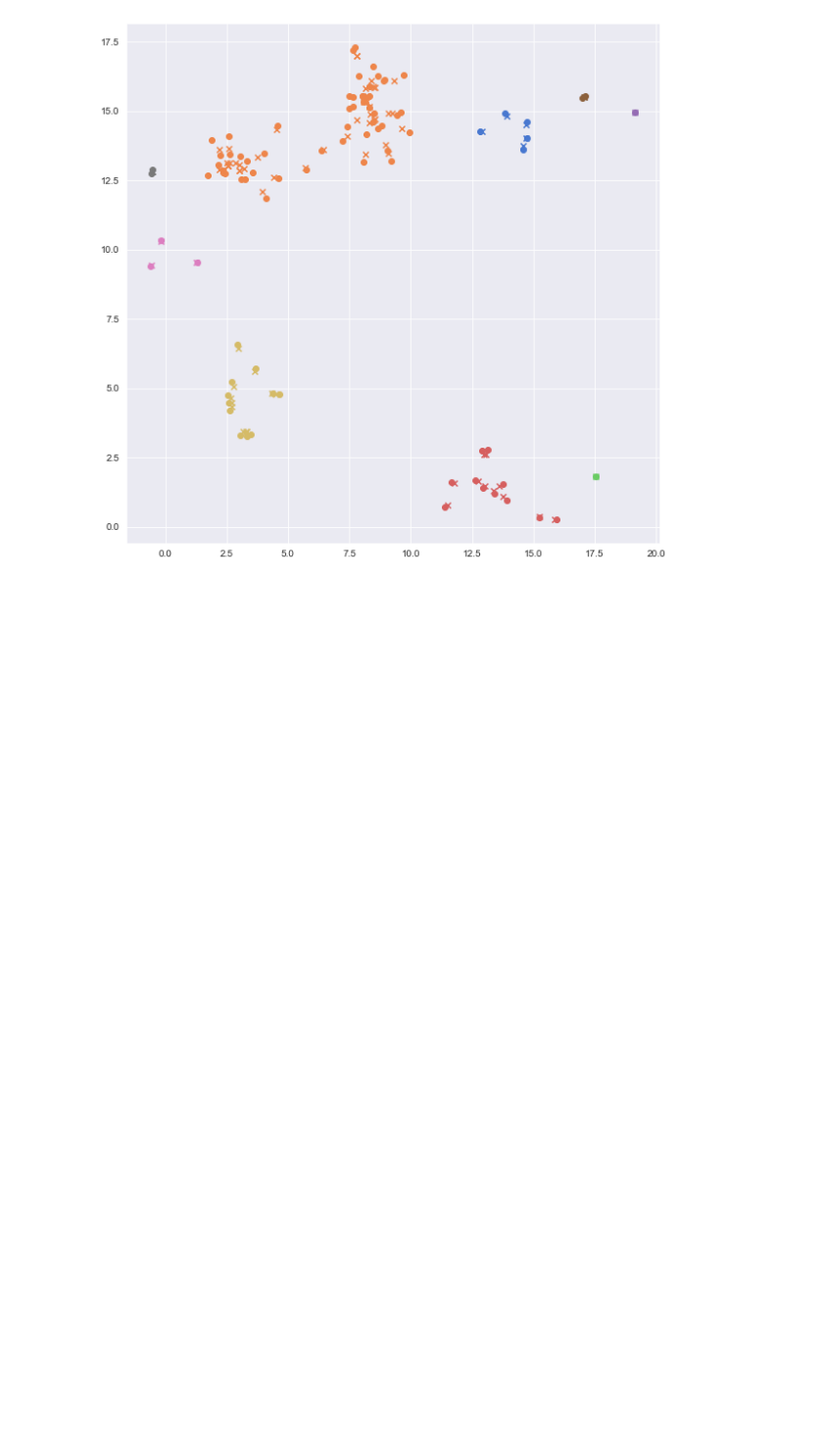
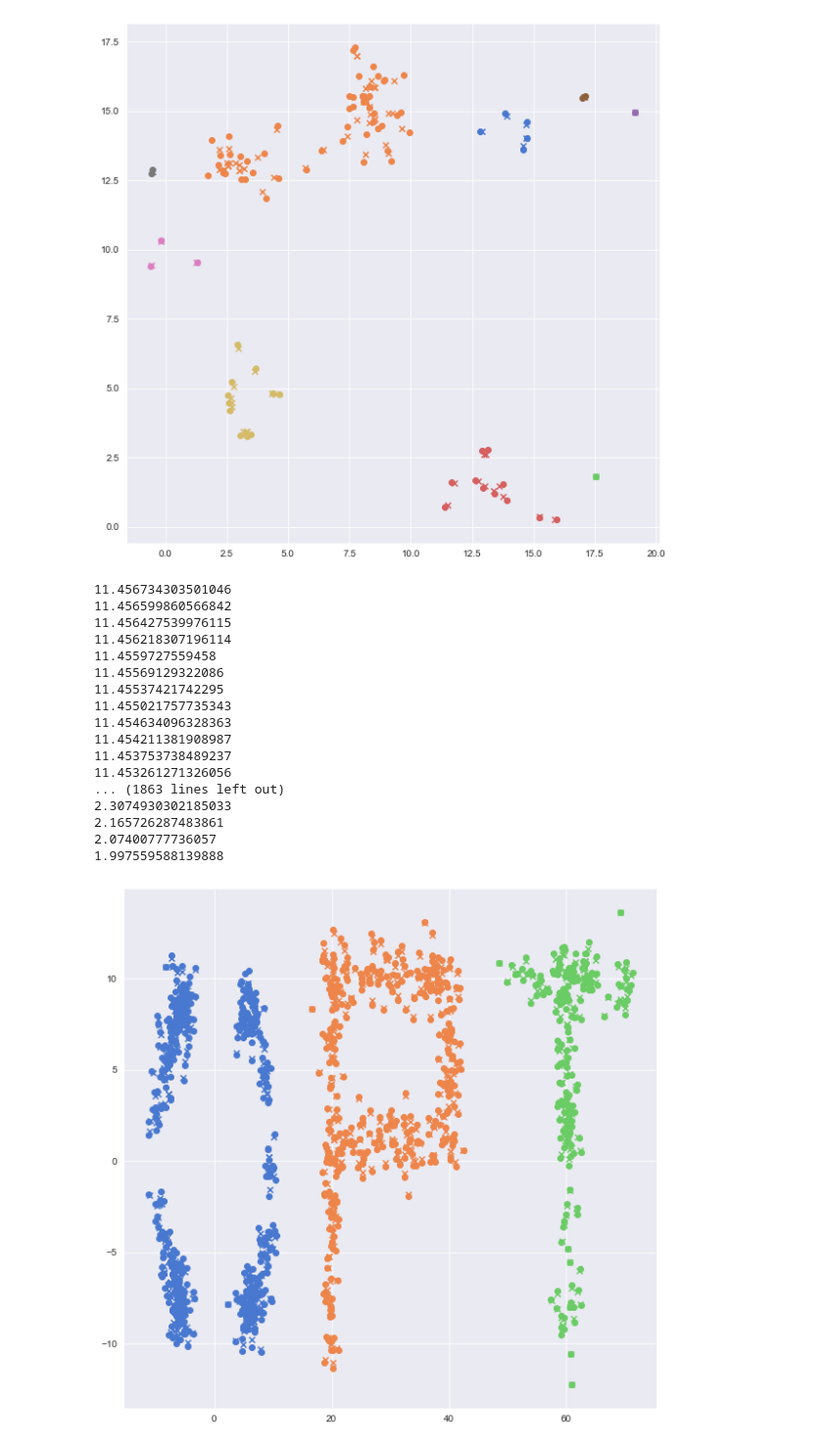
Before and after one commit to QSCTech-Sange/Optimization_Project, a Jupyter notebook: Weighted_AGM.ipynb, the cells around one changed output. Shown: that part at 98% size. Saved outputs shown, nothing was run; the diff lists cells and outputs as text; code cells hidden in the pictures; blank space fills up the shorter version.

Commit message:
weighted AGM OPT

```diff
--- a/Weighted_AGM.ipynb
+++ b/Weighted_AGM.ipynb
@@ -20,3 +20,31 @@ plt.figure(figsize=(10,10))
 plot_res_data(points,ans,groups)
 # %% [output]
 [figure]
+# %%
+centroids,points,N = gen_data(distribution='OPT')
+lbd = 0.1
+delta = 1e-3
+n = points.shape[0]
+step = step_size(n,lbd,delta)
+grad = lambda x,B,W: weight_grad(x,points,B,W,lbd)
+ans, AGM_loss = AGM_weighted(grad,points,step,2,k=20,constant=0.5,watch=True)
+groups = auto_group(ans,3)
+# %% [output]
+11.456734303501046
+11.456599860566842
+11.456427539976115
+11.456218307196114
+11.4559727559458
+11.45569129322086
+11.45537421742295
+11.455021757735343
+11.454634096328363
+11.454211381908987
+11.453753738489237
+11.453261271326056
+... (1863 lines left out)
+2.3074930302185033
+2.165726287483861
+2.07400777736057
+1.997559588139888
+[figure, added]
```
Also changed, not shown: parts of 1 cell of this notebook.
